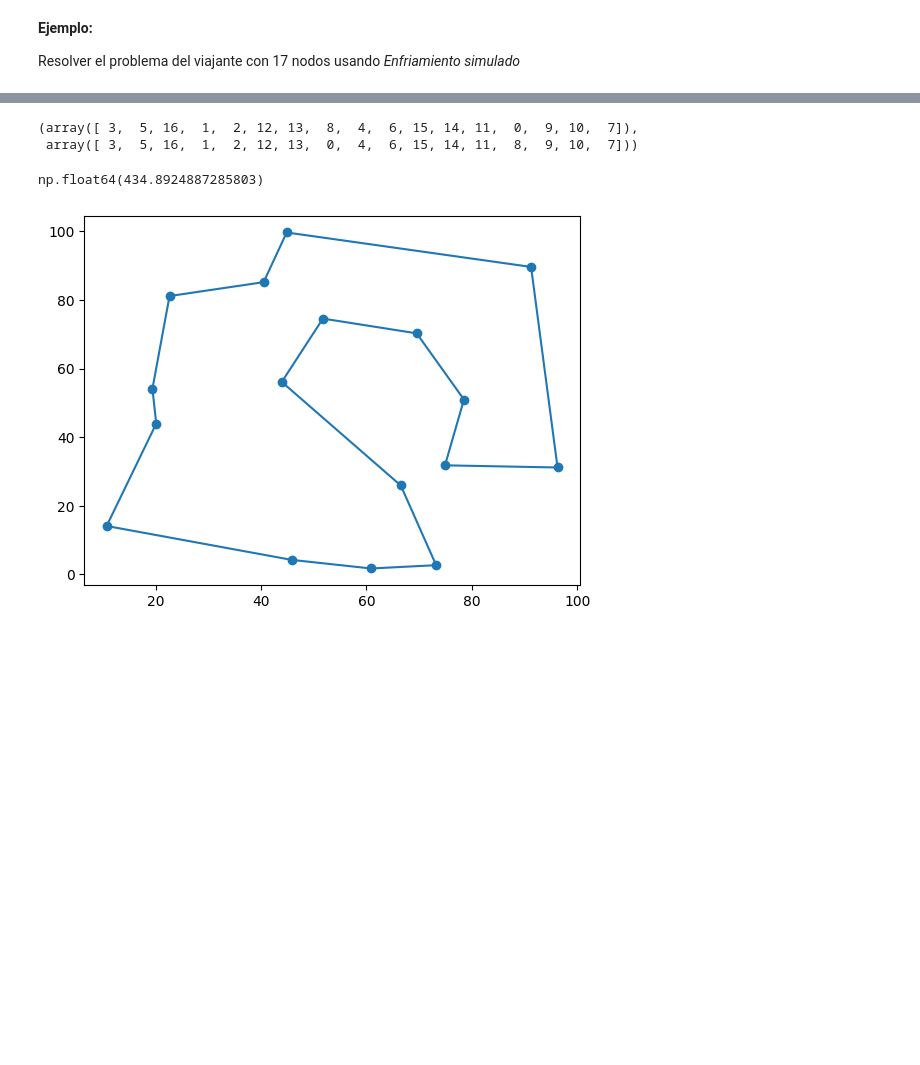
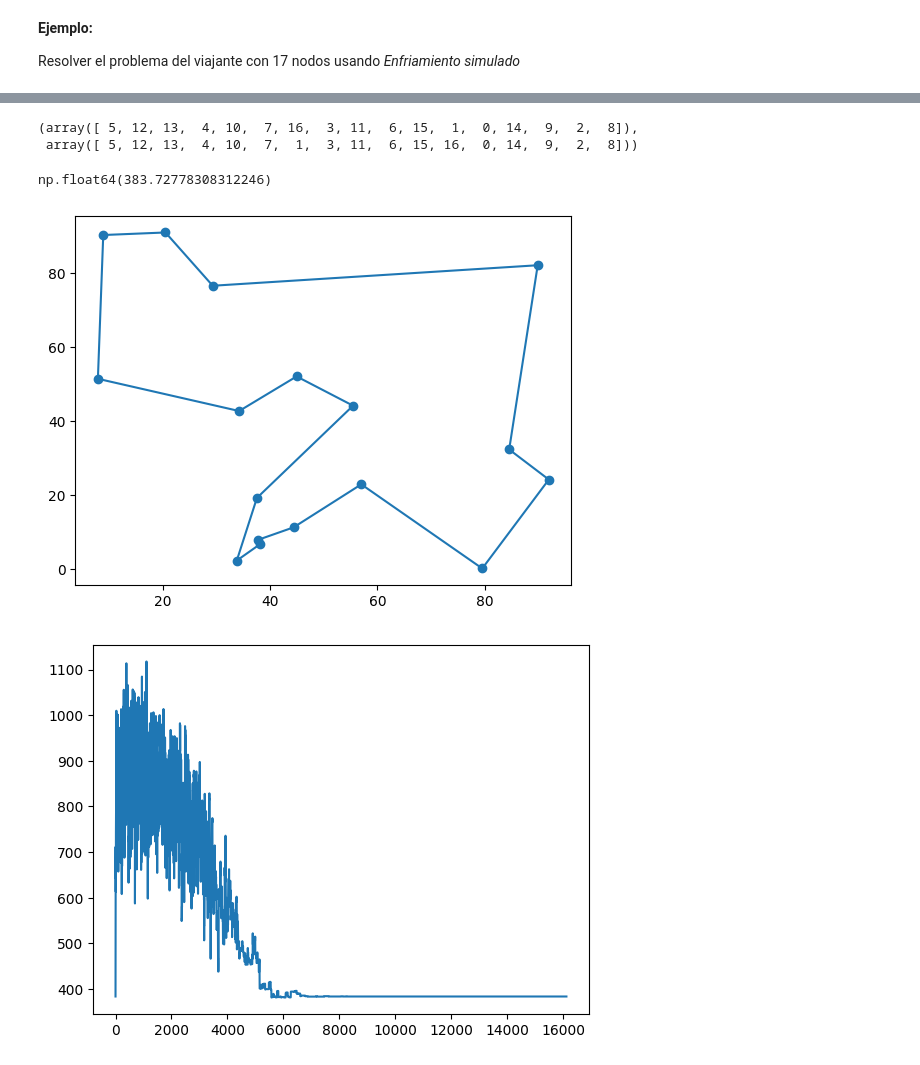
Before and after one commit to ArellanoMCarlos/SimMatO2025, a Jupyter notebook: Módulo 3 - Métodos de búsqueda/1 - Métodos de búsqueda.ipynb, the cells around one changed output, grey strips where cells are left out. Drawn from its saved outputs; the diff is of its cells as text; code cells hidden in the pictures; blank space fills up the shorter version.

```diff
--- a/Módulo 3 - Métodos de búsqueda/1 - Métodos de búsqueda.ipynb
+++ b/Módulo 3 - Métodos de búsqueda/1 - Métodos de búsqueda.ipynb
@@ -214,22 +214,26 @@ Definir una función para buscar el estado que minimice la energía teniendo com
 def enfriamiento_lin(E,generar_vecino,T0,DT,estado0):
   T=T0
   estado=estado0
+  Energias=[]
   while T>0:
+    Energias.append(E(estado))
     estado_new=generar_vecino(estado)
     if np.exp(-(E(estado_new)-E(estado))/T)>np.random.rand():
       estado=estado_new
     T-=DT
-  return estado
+  return estado,Energias
 
 def enfriamiento_geom(E,generar_vecino,T0,alpha,estado0):
   T=T0
   estado=estado0
+  Energias=[]
   while T>0.0001:
+    Energias.append(E(estado))
     estado_new=generar_vecino(estado)
     if np.exp(-(E(estado_new)-E(estado))/T)>np.random.rand():
       estado=estado_new
     T*=alpha
-  return estado
+  return estado,Energias
 # %% [markdown]
 **Ejemplo:**
 
@@ -247,8 +253,7 @@ for i in range(len(ciudades)):
 estado0=np.array(range(17))
 np.random.shuffle(estado0)
 # %%
-ciudades=np.random.uniform(0,100,(17,2))
 plt.scatter(ciudades[:,0],ciudades[:,1])
-for i in estado0:
-  plt.text(ciudades[i,0],ciudades[i,1],str(i))
+for i in range(len(estado0)):
+  plt.text(ciudades[i,0],ciudades[i,1],str(estado0[i]))
 # %% [output]
@@ -280,14 +285,18 @@ def generar_vecino(estado):
 # %%
 generar_vecino(estado0),estado0
 # %% [output]
-(array([ 3,  5, 16,  1,  2, 12, 13,  8,  4,  6, 15, 14, 11,  0,  9, 10,  7]),
- array([ 3,  5, 16,  1,  2, 12, 13,  0,  4,  6, 15, 14, 11,  8,  9, 10,  7]))
+(array([ 5, 12, 13,  4, 10,  7, 16,  3, 11,  6, 15,  1,  0, 14,  9,  2,  8]),
+ array([ 5, 12, 13,  4, 10,  7,  1,  3, 11,  6, 15, 16,  0, 14,  9,  2,  8]))
 # %%
-estado_new=enfriamiento_geom(distancia,generar_vecino,1000,0.999,estado0)
+#estado_new,Energias=enfriamiento_geom(distancia,generar_vecino,1000,0.999,estado0)
+estado_new,Energias=enfriamiento_geom(distancia,generar_vecino,1000,0.999,estado_new)
 plt.scatter(ciudades[:,0],ciudades[:,1])
 plt.plot(ciudades[estado_new,0],ciudades[estado_new,1])
 plt.plot([ciudades[estado_new[-1],0],ciudades[estado_new[0],0]],[ciudades[estado_new[-1],1],ciudades[estado_new[0],1]],'C0')
+plt.figure()
+plt.plot(Energias)
 distancia(estado_new)
 # %% [output]
-np.float64(434.8924887285803)
+np.float64(383.72778308312246)
-[figure, old version]
+[figure, new version]
+[figure, added]
```
Also changed, not shown: parts of 7 cells of this notebook, 3 other files.
